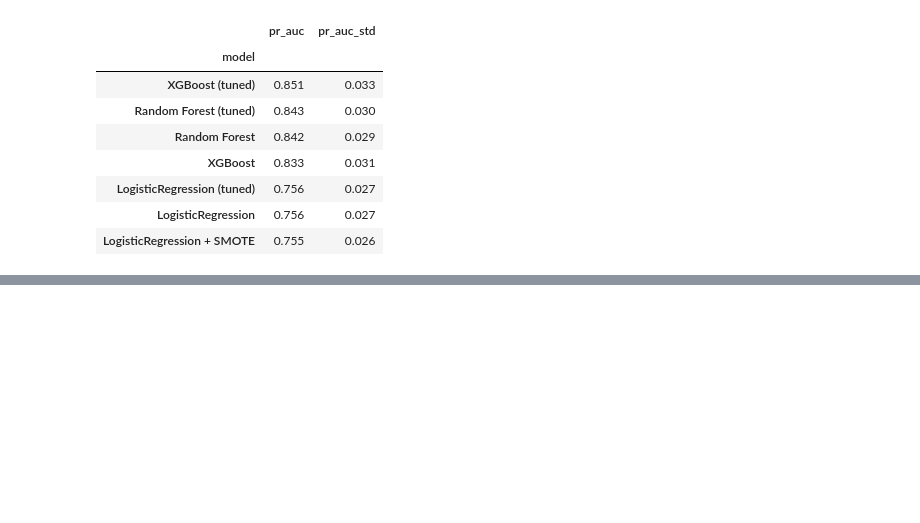
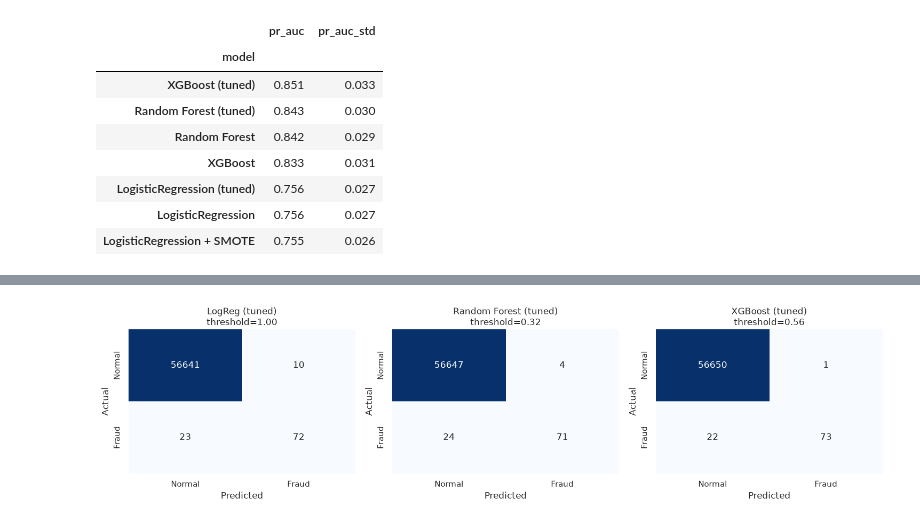
Before and after one commit to isapour0/credit-card-fraud, a Jupyter notebook: notebooks/creditcard_fraud.ipynb, the cells around one changed output, grey strips where cells are left out. Cells and saved outputs as stored; diff of their text form; code cells hidden in the pictures; blank space fills up the shorter version.

```diff
--- a/notebooks/creditcard_fraud.ipynb
+++ b/notebooks/creditcard_fraud.ipynb
@@ -700,0 +783,24 @@ comparison.sort_values("pr_auc", ascending=False).round(3)
+# %%
+# the best_f1_threshold function
+def best_f1_threshold(y_true, p):
+    prec, rec, thr = precision_recall_curve(y_true, p)
+    f1 = 2 * prec[:-1] * rec[:-1] / (prec[:-1] + rec[:-1] + 1e-12)
+    i = f1.argmax()
+    return thr[i], f1[i]
+
+# Determinig the threshold using the best_f1_threshold function on 3 finalists
+thresholds, rows = {}, []
+for name in finalists:
+    thr, oof_f1 = best_f1_threshold(y_train, oof_proba[name])
+    thresholds[name] = thr
+    pred = (proba[name] >= thr).astype(int)
+    rows.append({
+        "model": name,
+        "threshold": thr,
+        "oof_f1": oof_f1,
+        "test_precision": precision_score(y_test, pred),
+        "test_recall": recall_score(y_test, pred),
+        "test_f1": f1_score(y_test, pred),
+    })
+test_tuned = pd.DataFrame(rows).set_index("model").round(3)
+test_tuned
@@ -700,0 +813,15 @@ comparison.sort_values("pr_auc", ascending=False).round(3)
+# %%
+# the curves confusion matrix
+fig, axes = plt.subplots(1, 3, figsize=(15, 4))
+for ax, (name, thr) in zip(axes, thresholds.items()):
+    cm = confusion_matrix(y_test, (proba[name] >= thr).astype(int))
+    sns.heatmap(cm, annot=True, fmt="d", cmap="Blues", cbar=False, ax=ax,
+                xticklabels=["Normal", "Fraud"], yticklabels=["Normal", "Fraud"])
+    ax.set_title(f"{name}\nthreshold={thr:.2f}")
+    ax.set_xlabel("Predicted")
+    ax.set_ylabel("Actual")
+plt.tight_layout()
+plt.savefig("../reports/figures/confusion_matrices.png", dpi=150, bbox_inches="tight")
+plt.show()
+# %% [output]
+[figure, added]
```
Also changed, not shown: parts of 9 cells of this notebook, 4 other files.
